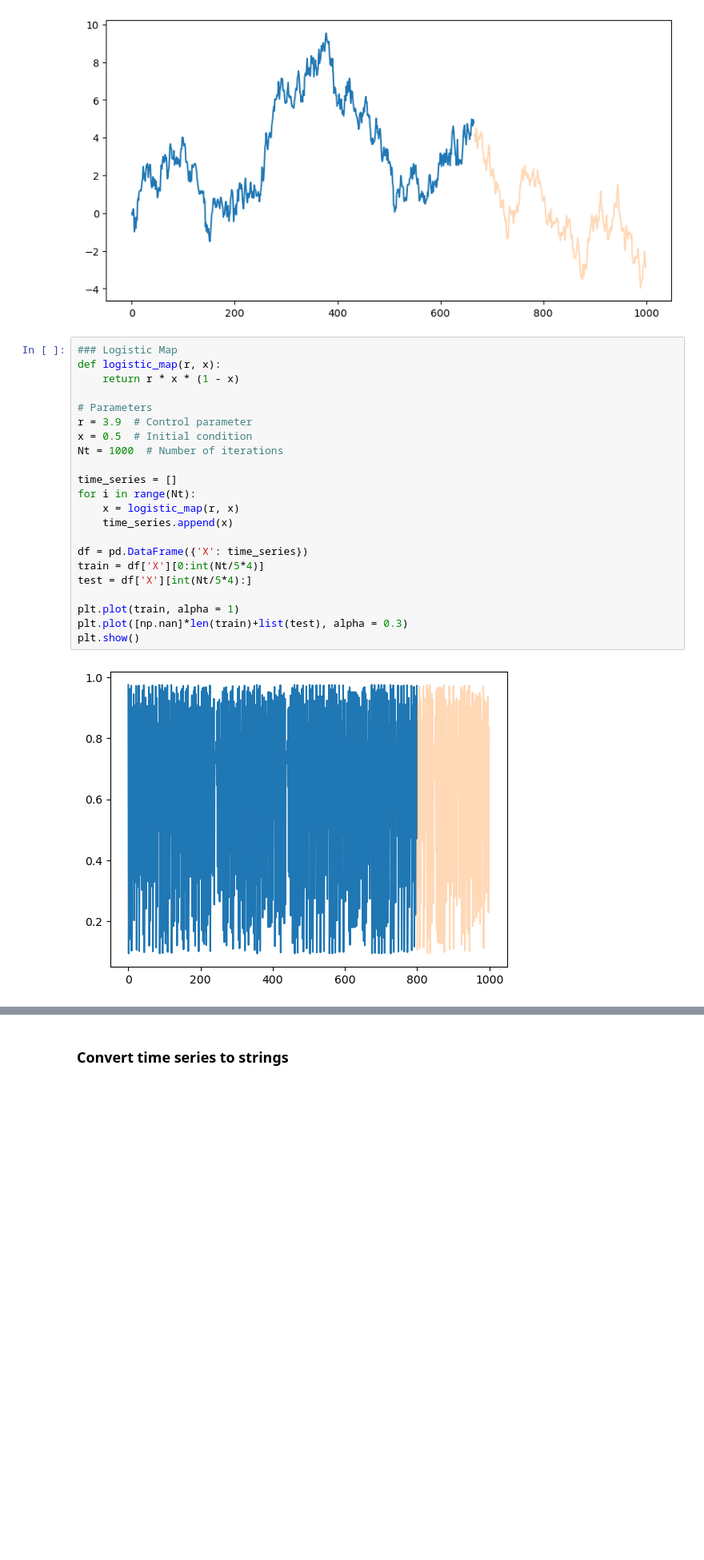
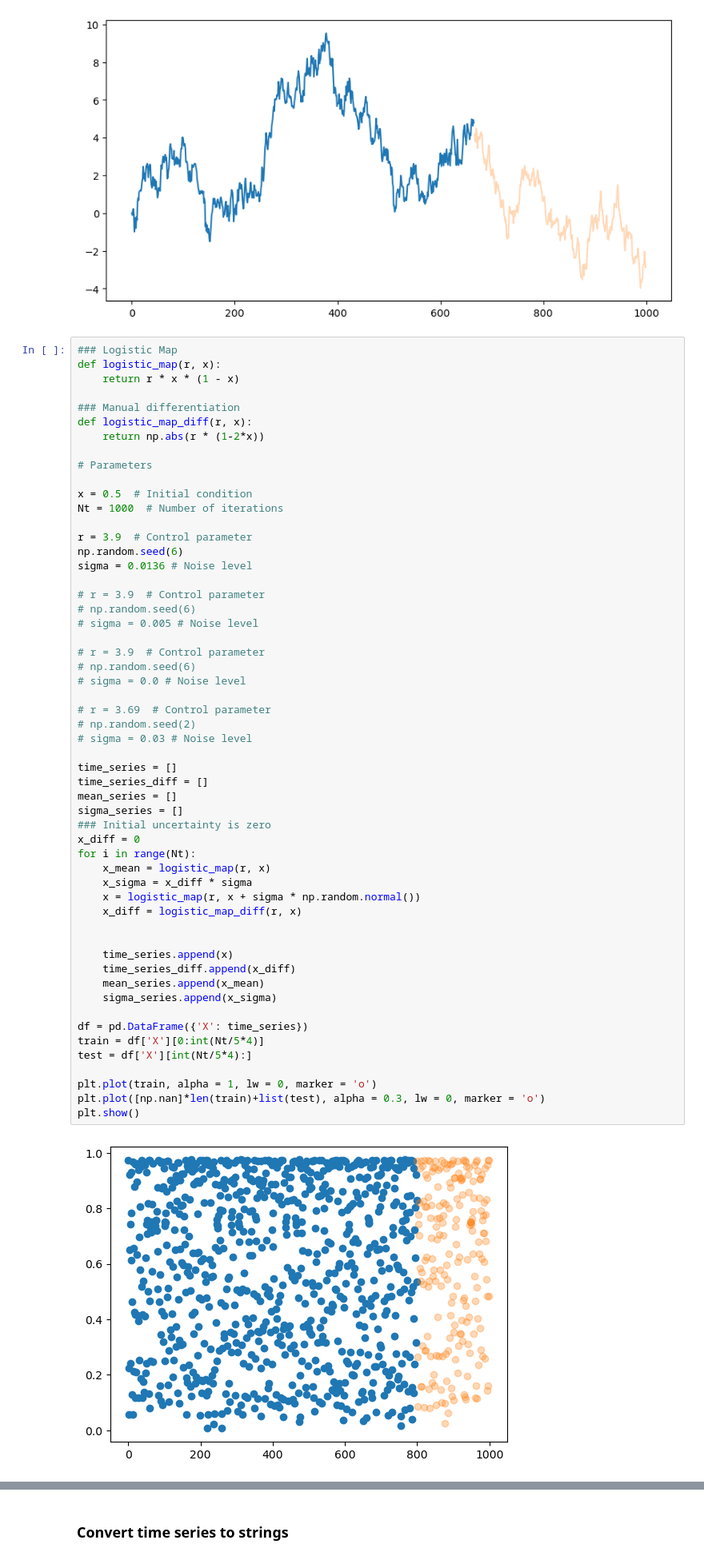
Before and after one commit to AntonioLiu97/llmICL, a Jupyter notebook: multi_digit_distribution_visualizer.ipynb, the cells around one changed output, grey strips where cells are left out. Shown at 80% size. Cells and saved outputs as stored; diff of their text form; blank space fills up the shorter version.

```diff
--- a/multi_digit_distribution_visualizer.ipynb
+++ b/multi_digit_distribution_visualizer.ipynb
@@ -189,25 +66,58 @@ plt.plot([np.nan]*len(train)+list(test), alpha = 0.3)
 # %%
 ### Logistic Map
 def logistic_map(r, x):
     return r * x * (1 - x)
 
+### Manual differentiation
+def logistic_map_diff(r, x):
+    return np.abs(r * (1-2*x))
+
 # Parameters
-r = 3.9  # Control parameter
+
 x = 0.5  # Initial condition
 Nt = 1000  # Number of iterations
 
+r = 3.9  # Control parameter
+np.random.seed(6)
+sigma = 0.0136 # Noise level
+
+# r = 3.9  # Control parameter
+# np.random.seed(6)
+# sigma = 0.005 # Noise level
+
+# r = 3.9  # Control parameter
+# np.random.seed(6)
+# sigma = 0.0 # Noise level
+
+# r = 3.69  # Control parameter
+# np.random.seed(2)
+# sigma = 0.03 # Noise level
+
 time_series = []
+time_series_diff = []
+mean_series = []
+sigma_series = []
+### Initial uncertainty is zero
+x_diff = 0
 for i in range(Nt):
-    x = logistic_map(r, x)
+    x_mean = logistic_map(r, x)
+    x_sigma = x_diff * sigma
+    x = logistic_map(r, x + sigma * np.random.normal())
+    x_diff = logistic_map_diff(r, x)
+
+
     time_series.append(x)
+    time_series_diff.append(x_diff)
+    mean_series.append(x_mean)
+    sigma_series.append(x_sigma)
 
 df = pd.DataFrame({'X': time_series})
 train = df['X'][0:int(Nt/5*4)]
 test = df['X'][int(Nt/5*4):]
 
-plt.plot(train, alpha = 1)
-plt.plot([np.nan]*len(train)+list(test), alpha = 0.3)
+plt.plot(train, alpha = 1, lw = 0, marker = 'o')
+plt.plot([np.nan]*len(train)+list(test), alpha = 0.3, lw = 0, marker = 'o')
 plt.show()
 # %% [output]
-[figure, old version]
+[figure, new version]
 # %% [markdown]
```
Also changed, not shown: parts of 38 cells of this notebook, 4 other files.
